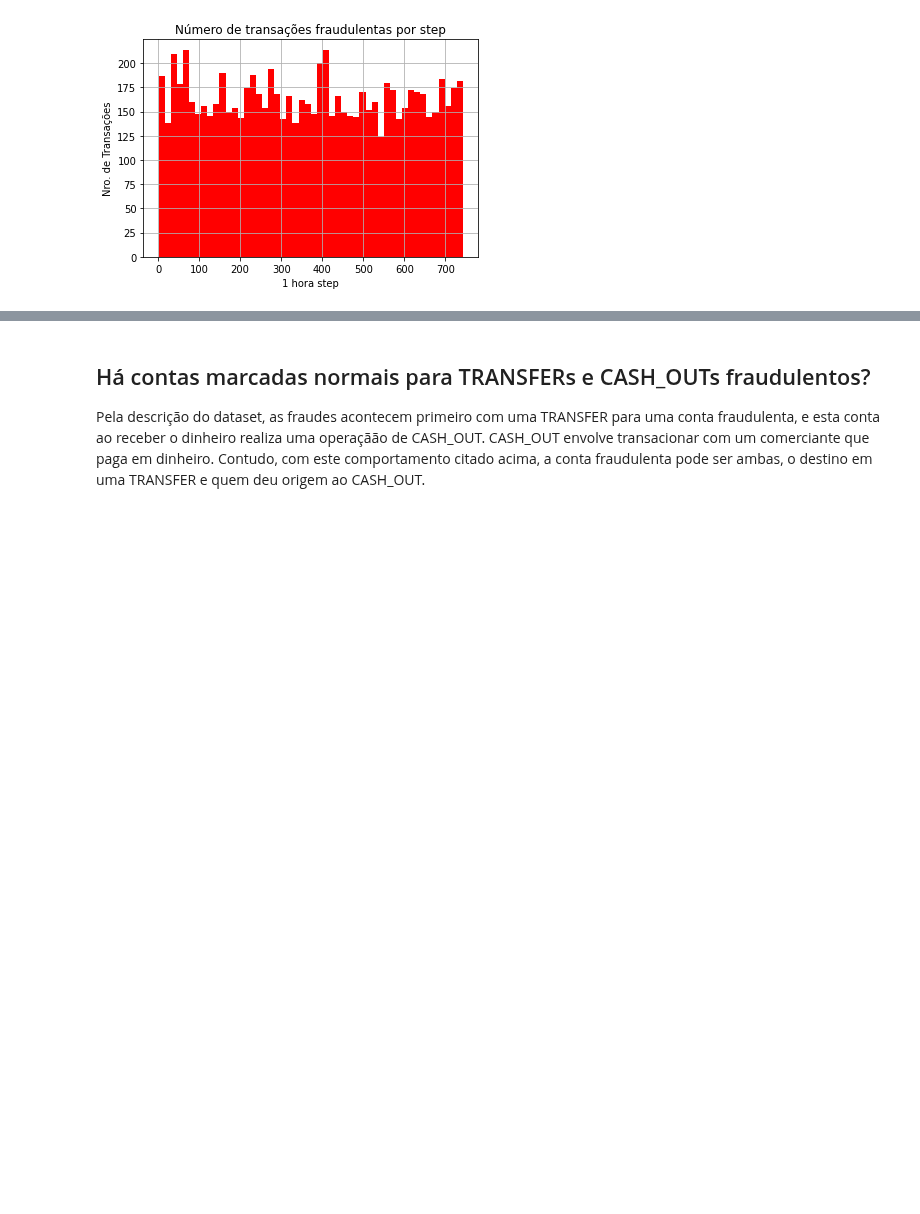
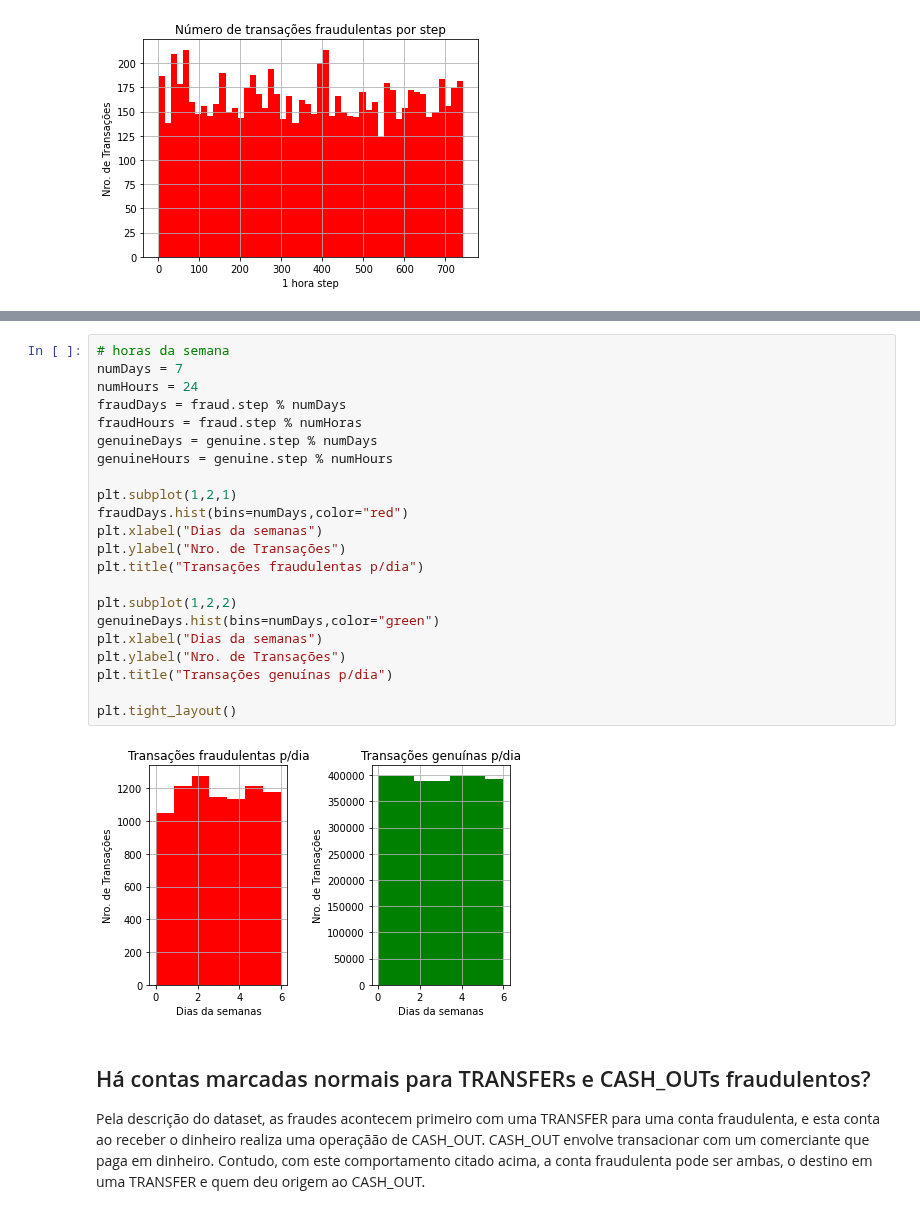
Before and after one commit to victormazevedo/predict-financial-fraud, a Jupyter notebook: Predict_Financial_Fraud.ipynb, the cells around one changed output, grey strips where cells are left out. Drawn from its saved outputs; the diff is of its cells as text; blank space fills up the shorter version.

Commit message:
More step analysis

```diff
--- a/Predict_Financial_Fraud.ipynb
+++ b/Predict_Financial_Fraud.ipynb
@@ -390,3 +396,27 @@ plt.show()
+# %%
+# horas da semana
+numDays = 7
+numHours = 24
+fraudDays = fraud.step % numDays
+fraudHours = fraud.step % numHoras
+genuineDays = genuine.step % numDays
+genuineHours = genuine.step % numHours
+
+plt.subplot(1,2,1)
+fraudDays.hist(bins=numDays,color="red")
+plt.xlabel("Dias da semanas")
+plt.ylabel("Nro. de Transações")
+plt.title("Transações fraudulentas p/dia")
+
+plt.subplot(1,2,2)
+genuineDays.hist(bins=numDays,color="green")
+plt.xlabel("Dias da semanas")
+plt.ylabel("Nro. de Transações")
+plt.title("Transações genuínas p/dia")
+
+plt.tight_layout()
+# %% [output]
+[figure, added]
 # %% [markdown]
 ## Há contas marcadas normais para TRANSFERs e CASH_OUTs fraudulentos?
 
```
Also changed, not shown: parts of 1 cell of this notebook.
